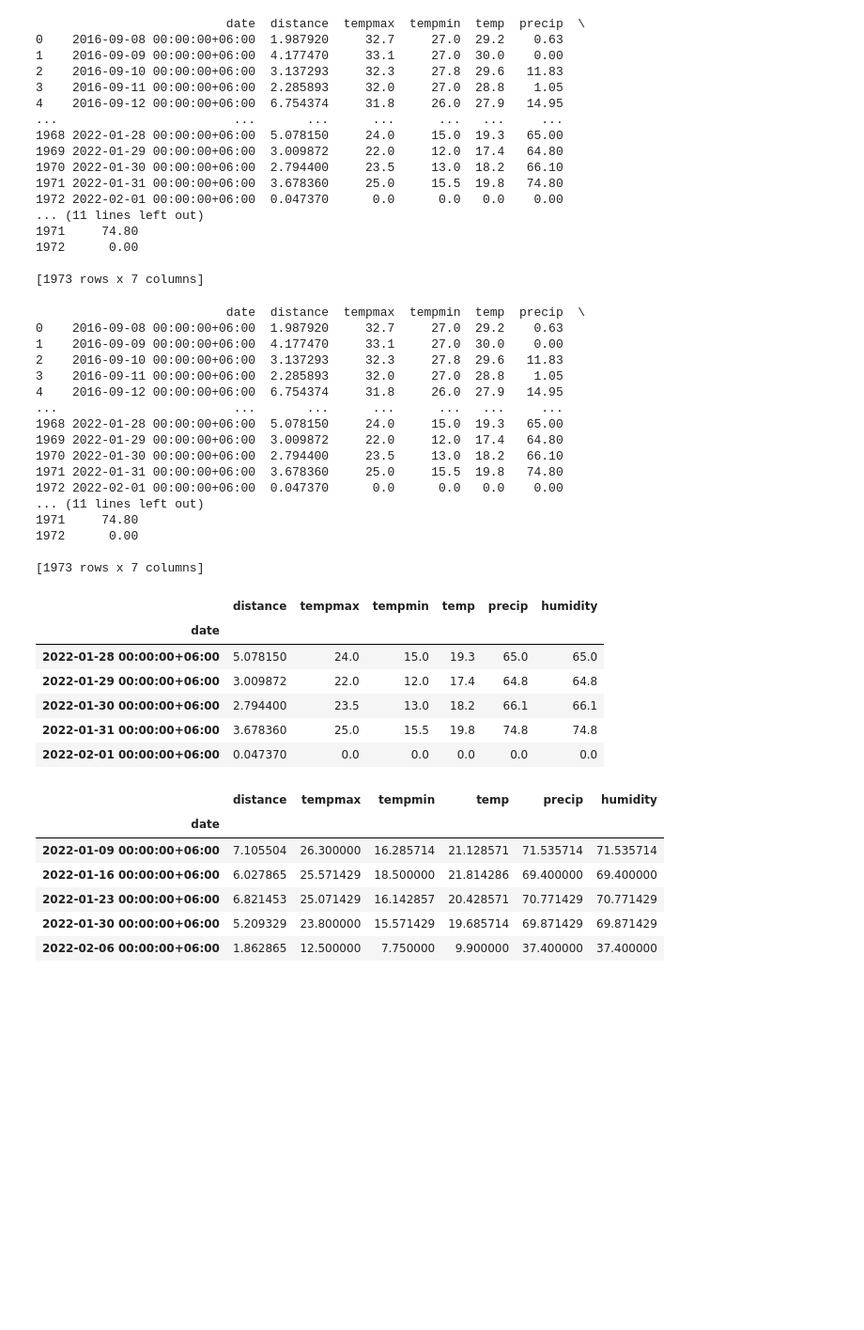
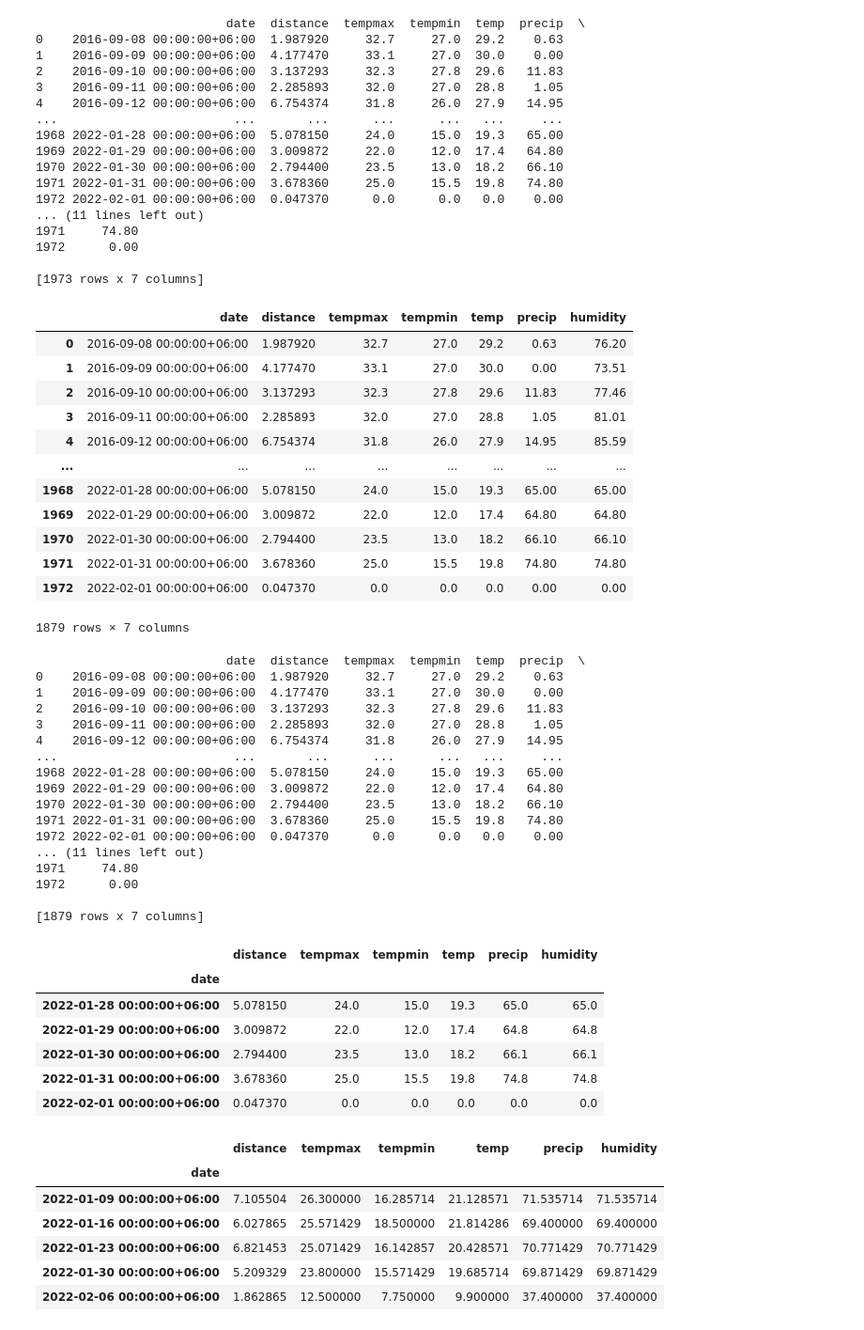
Before and after one commit to muimran/apple_health_data, a Jupyter notebook: apple_health_data_analysis.ipynb, the cells around one changed output. Shown at 94% size. Saved outputs shown, nothing was run; the diff lists cells and outputs as text; code cells hidden in the pictures; blank space fills up the shorter version.

```diff
--- a/apple_health_data_analysis.ipynb
+++ b/apple_health_data_analysis.ipynb
@@ -200,6 +208,28 @@ print(main_df)
 1972      0.00
 
 [1973 rows x 7 columns]
+# %%
+start_date = '2017-07-08 21:55:28+06:00'
+end_date = '2017-10-10 21:55:28+06:00'
+
+mask = (main_df['date'] > start_date) & (main_df['date'] <= end_date)
+
+main_df = main_df.loc[-mask]
+main_df
+# %% [output]
+|  | date | distance | tempmax | tempmin | temp | precip | humidity |
+| 0 | 2016-09-08 00:00:00+06:00 | 1.987920 | 32.7 | 27.0 | 29.2 | 0.63 | 76.20 |
+| 1 | 2016-09-09 00:00:00+06:00 | 4.177470 | 33.1 | 27.0 | 30.0 | 0.00 | 73.51 |
+| 2 | 2016-09-10 00:00:00+06:00 | 3.137293 | 32.3 | 27.8 | 29.6 | 11.83 | 77.46 |
+| 3 | 2016-09-11 00:00:00+06:00 | 2.285893 | 32.0 | 27.0 | 28.8 | 1.05 | 81.01 |
+| 4 | 2016-09-12 00:00:00+06:00 | 6.754374 | 31.8 | 26.0 | 27.9 | 14.95 | 85.59 |
+| ... | ... | ... | ... | ... | ... | ... | ... |
+| 1968 | 2022-01-28 00:00:00+06:00 | 5.078150 | 24.0 | 15.0 | 19.3 | 65.00 | 65.00 |
+| 1969 | 2022-01-29 00:00:00+06:00 | 3.009872 | 22.0 | 12.0 | 17.4 | 64.80 | 64.80 |
+| 1970 | 2022-01-30 00:00:00+06:00 | 2.794400 | 23.5 | 13.0 | 18.2 | 66.10 | 66.10 |
+| 1971 | 2022-01-31 00:00:00+06:00 | 3.678360 | 25.0 | 15.5 | 19.8 | 74.80 | 74.80 |
+| 1972 | 2022-02-01 00:00:00+06:00 | 0.047370 | 0.0 | 0.0 | 0.0 | 0.00 | 0.00 |
+1879 rows × 7 columns
 # %%
 print(main_df)
 main_df.head()
@@ -223,7 +253,7 @@ main_df.tail()
 1971     74.80
 1972      0.00
 
-[1973 rows x 7 columns]
+[1879 rows x 7 columns]
 |  | distance | tempmax | tempmin | temp | precip | humidity |
 | date |  |  |  |  |  |  |
 | 2022-01-28 00:00:00+06:00 | 5.078150 | 24.0 | 15.0 | 19.3 | 65.0 | 65.0 |
```
Also changed, not shown: parts of 4 cells of this notebook.
